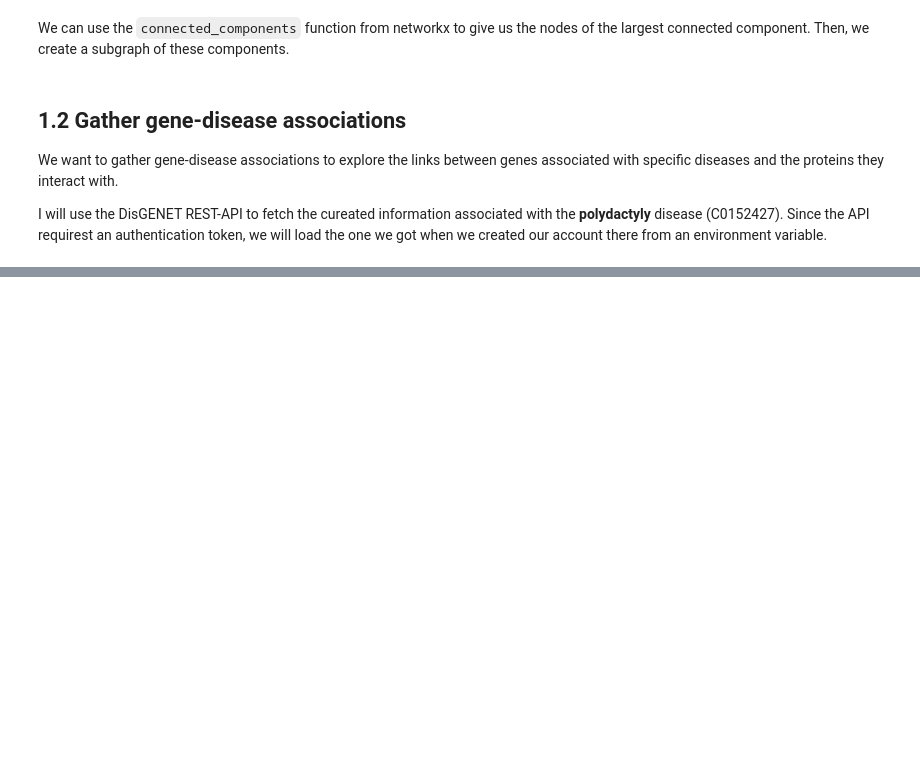
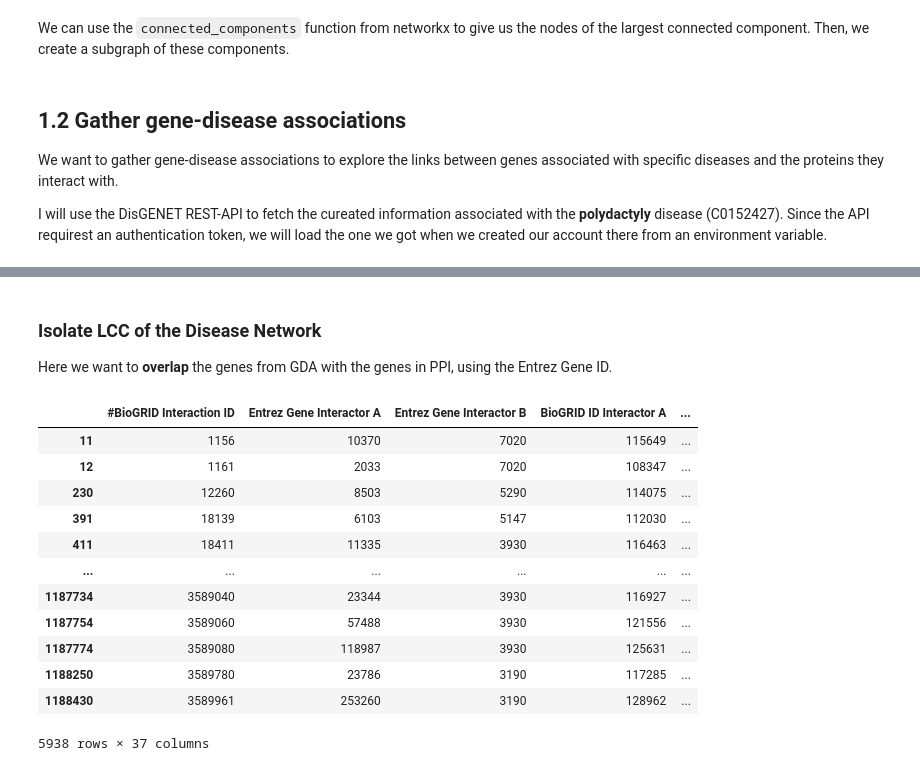
Before and after one commit to jonasbarth/bi-nm-final-project, a Jupyter notebook: main.ipynb, the cells around one changed output, grey strips where cells are left out. Saved outputs shown, nothing was run; the diff lists cells and outputs as text; code cells hidden in the pictures; blank space fills up the shorter version.

Commit message:
#1 PPI and GDA * add text for 1.3 * convert gened ID from GDA to string to compare with biogrid * check interactors in disease GDA

```diff
--- a/main.ipynb
+++ b/main.ipynb
@@ -138,2 +150,3 @@ Let's take the response and turn it into a pandas dataframe to be able to work w
 # %%
 disease_df = pd.DataFrame(response.json())
+disease_df.geneid = disease_df.geneid.astype(str)
@@ -139,0 +168,20 @@ disease_df = pd.DataFrame(response.json())
+# %% [markdown]
+### Isolate LCC of the Disease Network
+Here we want to **overlap** the genes from GDA with the genes in PPI, using the Entrez Gene ID.
+# %%
+biogrid_no_duplicates[biogrid_no_duplicates["Entrez Gene Interactor A"].isin(disease_df.geneid)]
+biogrid_no_duplicates[biogrid_no_duplicates["Entrez Gene Interactor B"].isin(disease_df.geneid)]
+# %% [output]
+|  | #BioGRID Interaction ID | Entrez Gene Interactor A | Entrez Gene Interactor B | BioGRID ID Interactor A | ... |
+| 11 | 1156 | 10370 | 7020 | 115649 | ... |
+| 12 | 1161 | 2033 | 7020 | 108347 | ... |
+| 230 | 12260 | 8503 | 5290 | 114075 | ... |
+| 391 | 18139 | 6103 | 5147 | 112030 | ... |
+| 411 | 18411 | 11335 | 3930 | 116463 | ... |
+| ... | ... | ... | ... | ... | ... |
+| 1187734 | 3589040 | 23344 | 3930 | 116927 | ... |
+| 1187754 | 3589060 | 57488 | 3930 | 121556 | ... |
+| 1187774 | 3589080 | 118987 | 3930 | 125631 | ... |
+| 1188250 | 3589780 | 23786 | 3190 | 117285 | ... |
+| 1188430 | 3589961 | 253260 | 3190 | 128962 | ... |
+5938 rows × 37 columns
```
Also changed, not shown: parts of 4 cells of this notebook.
